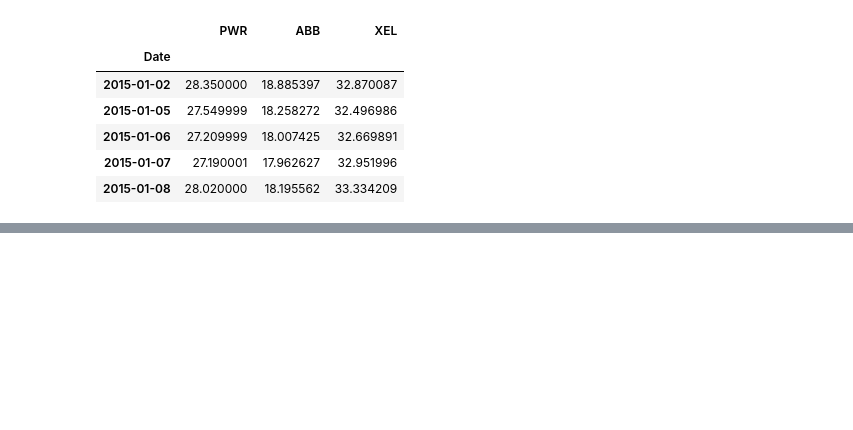
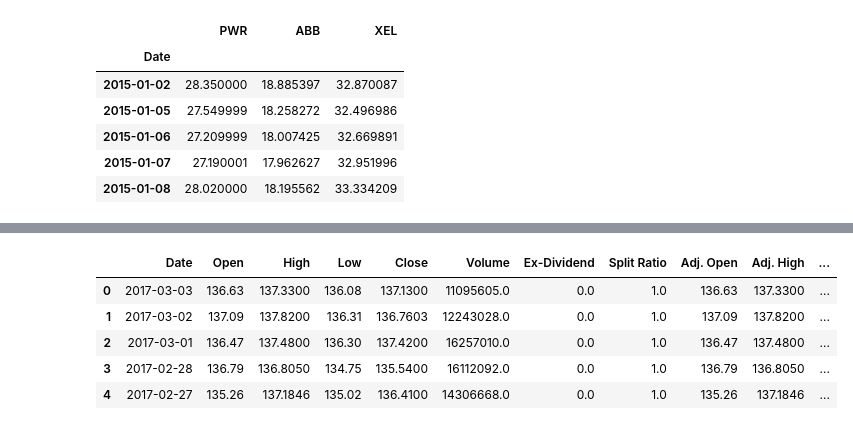
Before and after one commit to jefedeltejas/pythonFinance, a Jupyter notebook: Importing_and_Organizing_data_part1.ipynb, the cells around one changed output, grey strips where cells are left out. Drawn from its saved outputs; the diff is of its cells as text; code cells hidden in the pictures; blank space fills up the shorter version.

Commit message:
using read write operations

```diff
--- a/Importing_and_Organizing_data_part1.ipynb
+++ b/Importing_and_Organizing_data_part1.ipynb
@@ -103,0 +132,11 @@ new_data.head()
+# %%
+mydata_02 = pd.read_csv('Data_02.csv')
+# %%
+mydata_02.head()
+# %% [output]
+|  | Date | Open | High | Low | Close | Volume | Ex-Dividend | Split Ratio | Adj. Open | Adj. High | ... |
+| 0 | 2017-03-03 | 136.63 | 137.3300 | 136.08 | 137.1300 | 11095605.0 | 0.0 | 1.0 | 136.63 | 137.3300 | ... |
+| 1 | 2017-03-02 | 137.09 | 137.8200 | 136.31 | 136.7603 | 12243028.0 | 0.0 | 1.0 | 137.09 | 137.8200 | ... |
+| 2 | 2017-03-01 | 136.47 | 137.4800 | 136.30 | 137.4200 | 16257010.0 | 0.0 | 1.0 | 136.47 | 137.4800 | ... |
+| 3 | 2017-02-28 | 136.79 | 136.8050 | 134.75 | 135.5400 | 16112092.0 | 0.0 | 1.0 | 136.79 | 136.8050 | ... |
+| 4 | 2017-02-27 | 135.26 | 137.1846 | 135.02 | 136.4100 | 14306668.0 | 0.0 | 1.0 | 135.26 | 137.1846 | ... |
```
Also changed, not shown: parts of 10 cells of this notebook.
